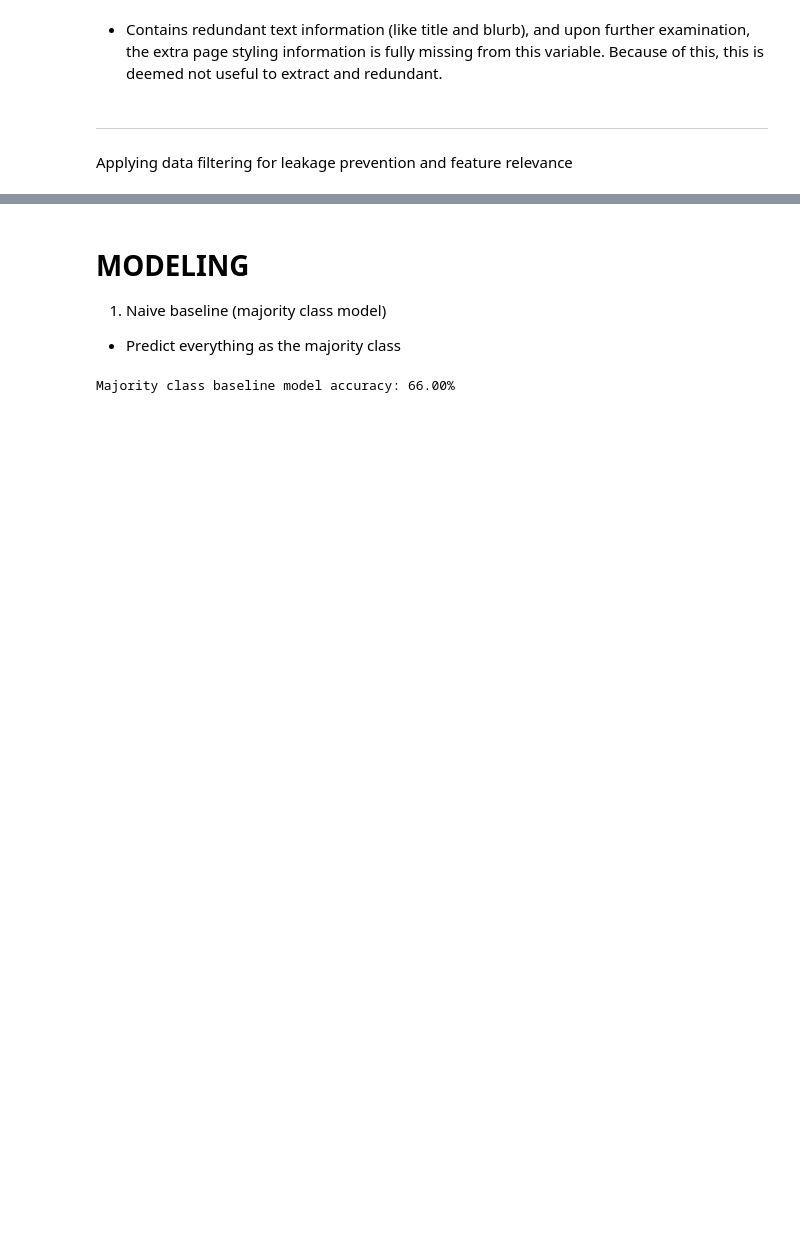
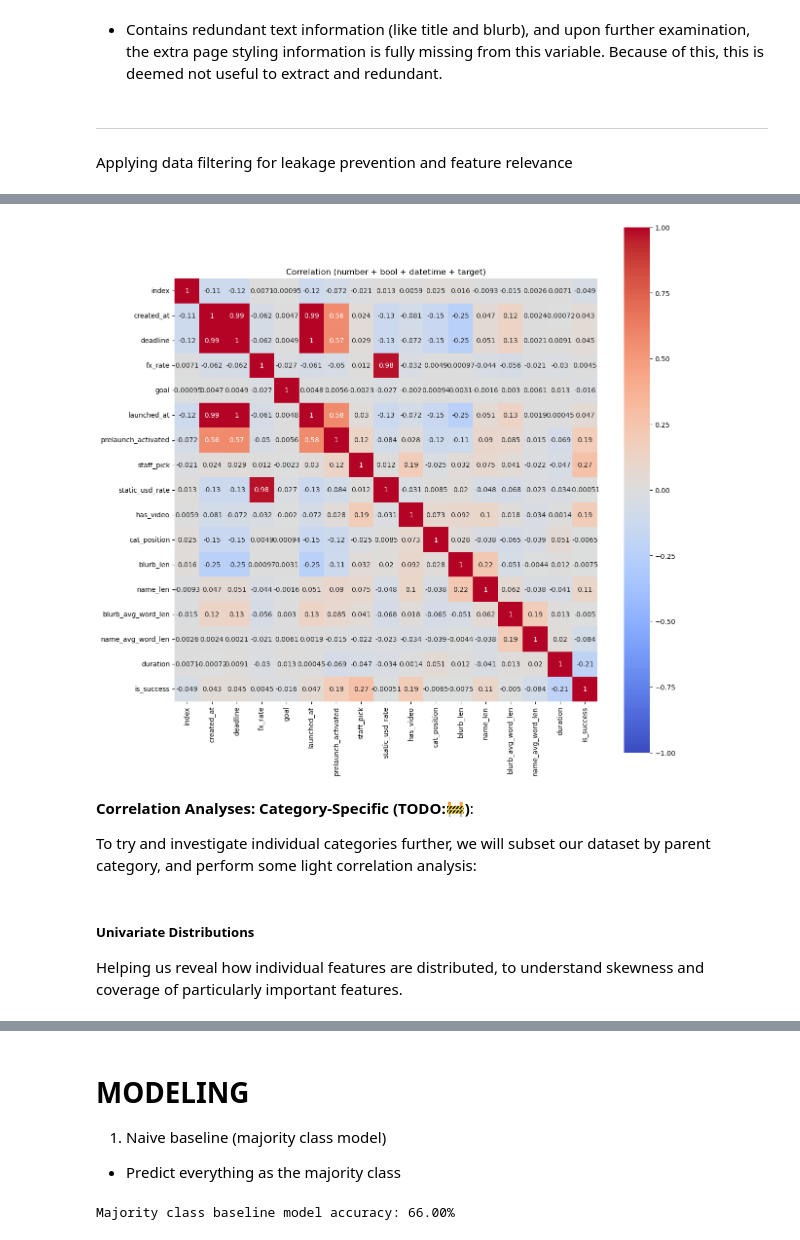
Before and after one commit to DVDMVN/CMSE802_PROJECT, a Jupyter notebook: notebooks/exploration.ipynb, the cells around one changed output, grey strips where cells are left out. Cells and saved outputs as stored; diff of their text form; code cells hidden in the pictures; blank space fills up the shorter version.

```diff
--- a/notebooks/exploration.ipynb
+++ b/notebooks/exploration.ipynb
@@ -713,7 +654,7 @@ array([{'id': 963338, 'project_id': 963338, 'state': 'inactive', 'state_changed_
 - Contains redundant text information (like title and blurb), and upon further examination, the extra page styling information is fully missing from this variable. Because of this, this is deemed not useful to extract and redundant.
 # %%
 def drop_profile(df: pd.DataFrame) -> pd.DataFrame:
-    df = df.drop(columns = ['profile']).copy()
+    df = df.drop(columns = ['profile'])
     return df
 # %% [markdown]
 ---
@@ -796,0 +780,4 @@ kick_clean.select_dtypes('bool').describe()
+# %%
+def engineer_duration(df: pd.DataFrame) -> pd.DataFrame:
+    df['duration'] = (df['deadline'] - df['launched_at']).dt.days
+    return df
@@ -796,0 +788,8 @@ kick_clean.select_dtypes('bool').describe()
+# %%
+def apply_feature_engineering(df: pd.DataFrame) -> pd.DataFrame:
+    df = extract_categories(df)
+    df = engineer_text_features(df)
+    df = convert_timestamp_features(df)
+    df = engineer_duration(df)
+    return df
+kick_clean = apply_feature_engineering(kick_clean)
@@ -796,0 +916,12 @@ kick_clean.select_dtypes('bool').describe()
+# %%
+# Dropping discovered irrelevant features:
+
+def drop_additional_irrelevant_columns(df: pd.DataFrame) -> pd.DataFrame:
+    irrelevant_cols = [
+        'disable_communication',
+        'is_launched'
+    ]
+    df = df.drop(columns = irrelevant_cols)
+    return df
+
+kick_clean = drop_additional_irrelevant_columns(kick_clean)
@@ -796,0 +942,28 @@ kick_clean.select_dtypes('bool').describe()
+# %%
+def plot_correlation_heatmap(df: pd.DataFrame):
+    df = df.copy()
+    df['is_success'] = df['state'] == 'successful'
+    corr = df.select_dtypes(include=["number", "bool", "datetime"]).corr()
+
+    plt.figure(figsize=(14, 14))
+    ax = sns.heatmap(
+        corr,
+        cmap="coolwarm",
+        vmin = -1,
+        vmax = 1,
+        annot=True,
+        square = True,
+    )
+    ax.set_title("Correlation (number + bool + datetime + target)")
+
+    plt.show()
+plot_correlation_heatmap(kick_clean)
+# %% [output]
+[figure, added]
+# %% [markdown]
+**Correlation Analyses: Category-Specific (TODO:🚧)**:
+
+To try and investigate individual categories further, we will subset our dataset by parent category, and perform some light correlation analysis:
+# %% [markdown]
+##### **Univariate Distributions**
+Helping us reveal how individual features are distributed, to understand skewness and coverage of particularly important features.
```
Also changed, not shown: parts of 54 cells of this notebook, 7 other files.
